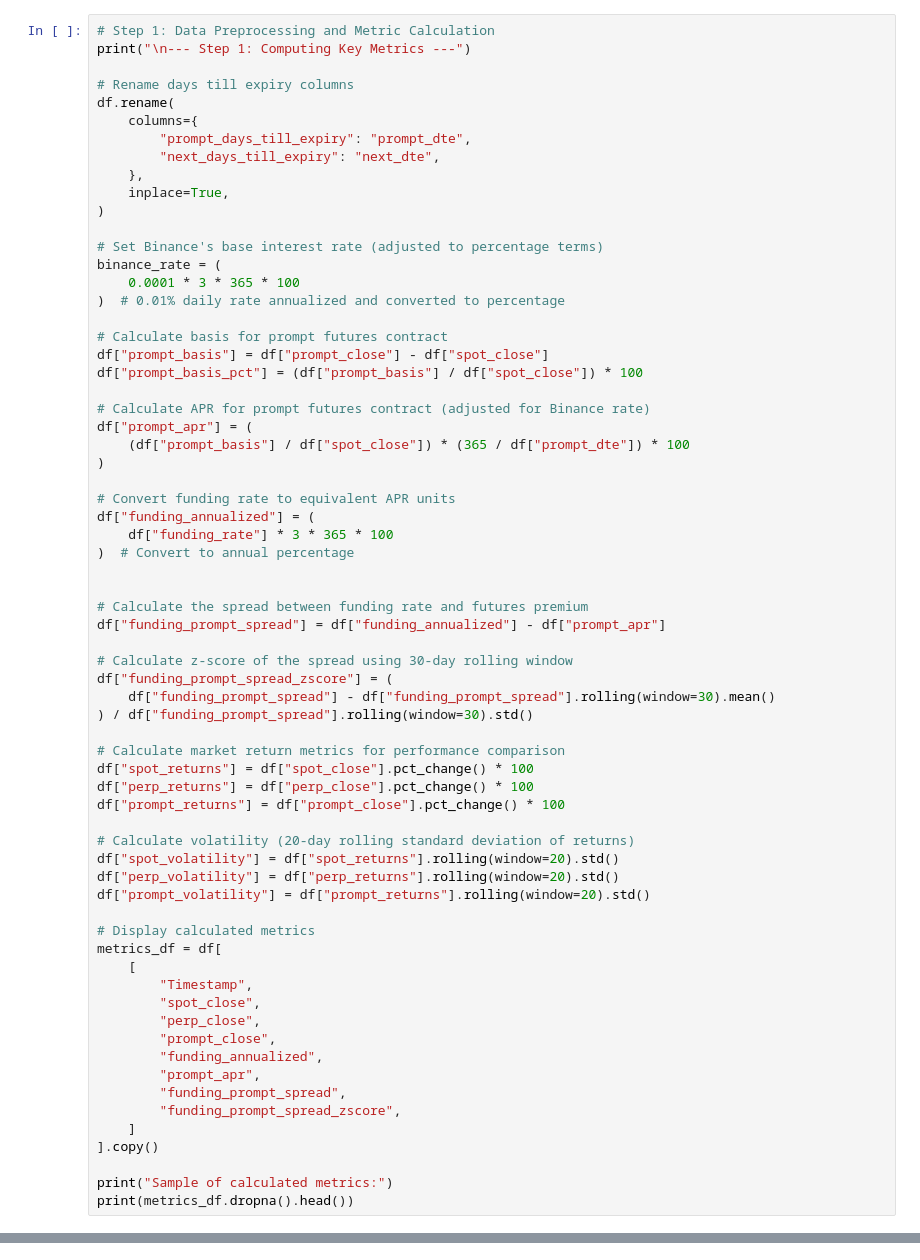
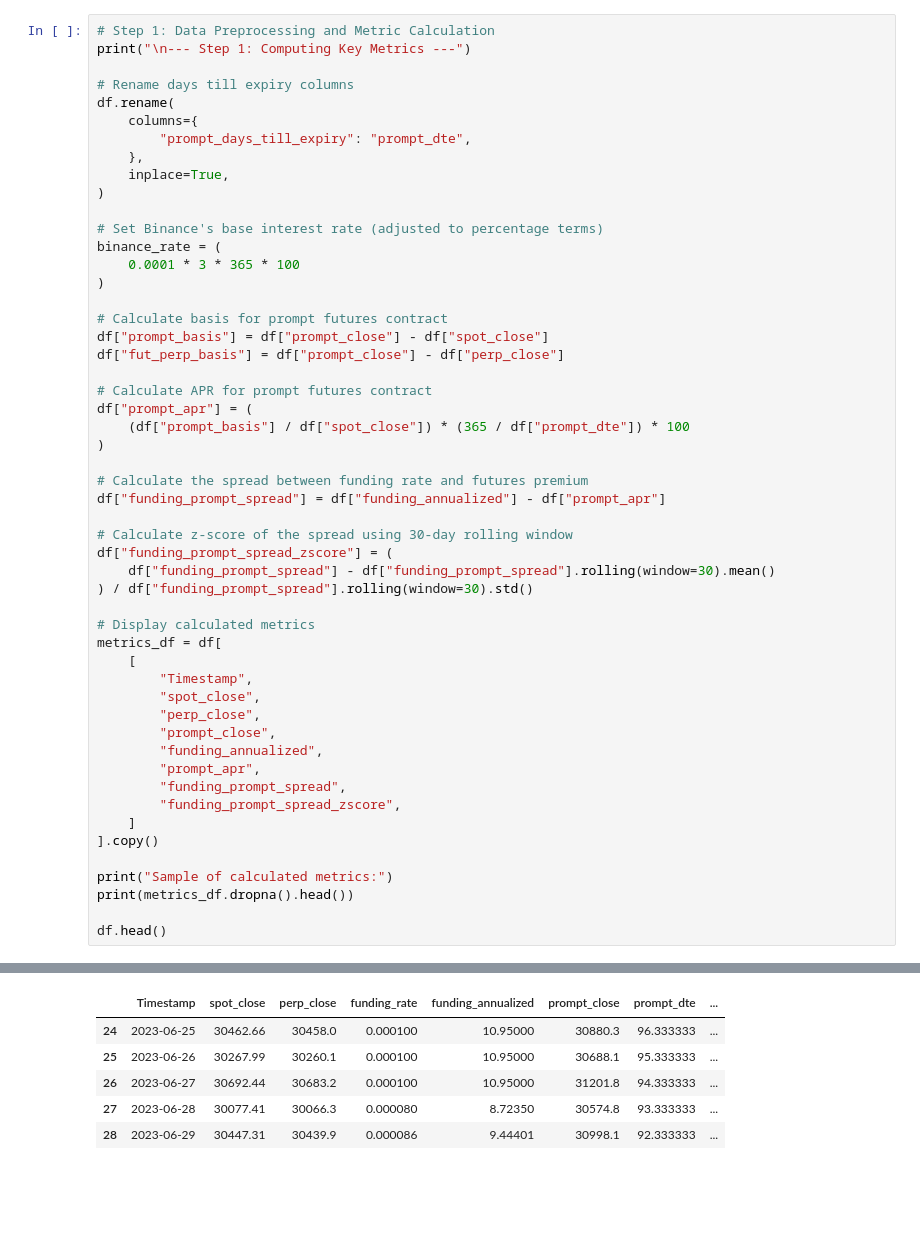
Before and after one commit to gobbles404/perp-arb, a Jupyter notebook: notebooks/Part 2.ipynb, the cells around one changed output, grey strips where cells are left out. Saved outputs shown, nothing was run; the diff lists cells and outputs as text; blank space fills up the shorter version.

```diff
--- a/notebooks/Part 2.ipynb
+++ b/notebooks/Part 2.ipynb
@@ -34,7 +55,6 @@ print("\n--- Step 1: Computing Key Metrics ---")
 df.rename(
     columns={
         "prompt_days_till_expiry": "prompt_dte",
-        "next_days_till_expiry": "next_dte",
     },
     inplace=True,
 )
@@ -42,22 +62,16 @@ df.rename(
 # Set Binance's base interest rate (adjusted to percentage terms)
 binance_rate = (
     0.0001 * 3 * 365 * 100
-)  # 0.01% daily rate annualized and converted to percentage
+)
 
 # Calculate basis for prompt futures contract
 df["prompt_basis"] = df["prompt_close"] - df["spot_close"]
-df["prompt_basis_pct"] = (df["prompt_basis"] / df["spot_close"]) * 100
+df["fut_perp_basis"] = df["prompt_close"] - df["perp_close"]
 
-# Calculate APR for prompt futures contract (adjusted for Binance rate)
+# Calculate APR for prompt futures contract
 df["prompt_apr"] = (
     (df["prompt_basis"] / df["spot_close"]) * (365 / df["prompt_dte"]) * 100
 )
-
-# Convert funding rate to equivalent APR units
-df["funding_annualized"] = (
-    df["funding_rate"] * 3 * 365 * 100
-)  # Convert to annual percentage
-
 
 # Calculate the spread between funding rate and futures premium
 df["funding_prompt_spread"] = df["funding_annualized"] - df["prompt_apr"]
@@ -66,16 +80,6 @@ df["funding_prompt_spread"] = df["funding_annualized"] - df["prompt_apr"]
 df["funding_prompt_spread_zscore"] = (
     df["funding_prompt_spread"] - df["funding_prompt_spread"].rolling(window=30).mean()
 ) / df["funding_prompt_spread"].rolling(window=30).std()
-
-# Calculate market return metrics for performance comparison
-df["spot_returns"] = df["spot_close"].pct_change() * 100
-df["perp_returns"] = df["perp_close"].pct_change() * 100
-df["prompt_returns"] = df["prompt_close"].pct_change() * 100
-
-# Calculate volatility (20-day rolling standard deviation of returns)
-df["spot_volatility"] = df["spot_returns"].rolling(window=20).std()
-df["perp_volatility"] = df["perp_returns"].rolling(window=20).std()
-df["prompt_volatility"] = df["prompt_returns"].rolling(window=20).std()
 
 # Display calculated metrics
 metrics_df = df[
@@ -93,3 +97,6 @@ metrics_df = df[
 
 print("Sample of calculated metrics:")
 print(metrics_df.dropna().head())
+
+df.head()
+# %% [output]
@@ -95,0 +118,6 @@ print(metrics_df.dropna().head())
+|  | Timestamp | spot_close | perp_close | funding_rate | funding_annualized | prompt_close | prompt_dte | ... |
+| 24 | 2023-06-25 | 30462.66 | 30458.0 | 0.000100 | 10.95000 | 30880.3 | 96.333333 | ... |
+| 25 | 2023-06-26 | 30267.99 | 30260.1 | 0.000100 | 10.95000 | 30688.1 | 95.333333 | ... |
+| 26 | 2023-06-27 | 30692.44 | 30683.2 | 0.000100 | 10.95000 | 31201.8 | 94.333333 | ... |
+| 27 | 2023-06-28 | 30077.41 | 30066.3 | 0.000080 | 8.72350 | 30574.8 | 93.333333 | ... |
+| 28 | 2023-06-29 | 30447.31 | 30439.9 | 0.000086 | 9.44401 | 30998.1 | 92.333333 | ... |
```
Also changed, not shown: parts of 14 cells of this notebook, 6 other files.
